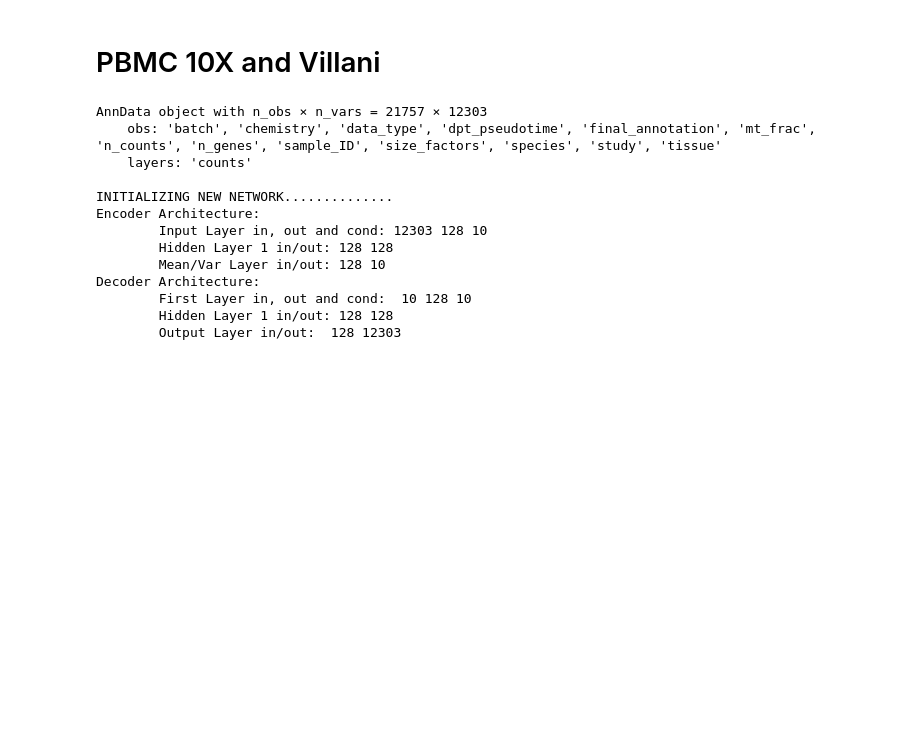
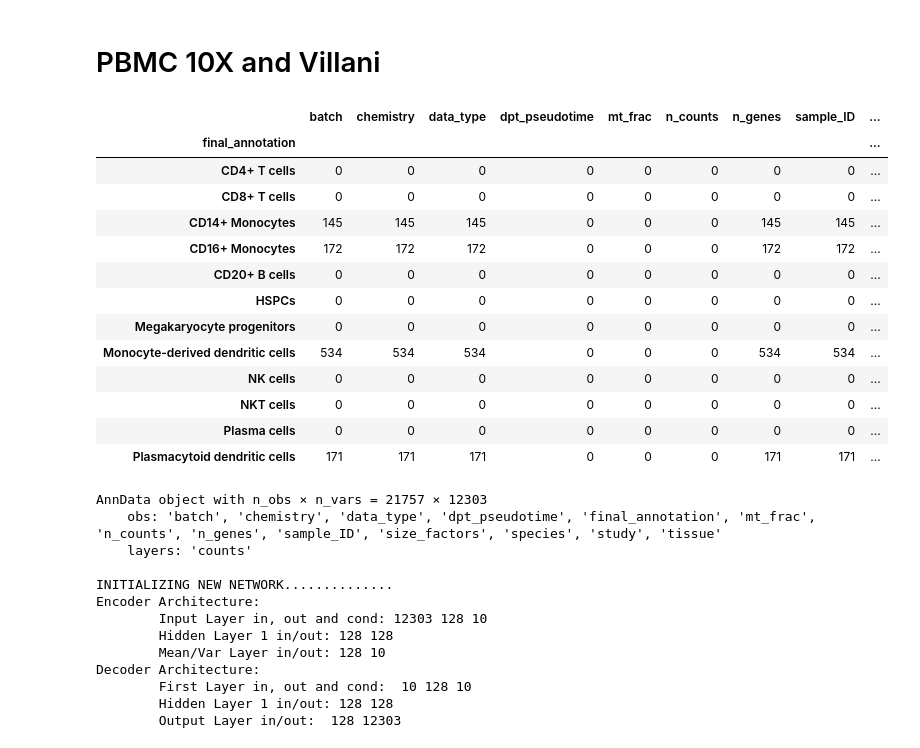
Before and after one commit to theislab/archmap_data, a Jupyter notebook: scarches-api/uncert/testing/uncert_mahal.ipynb, the cells around one changed output. Cells and saved outputs as stored; diff of their text form; code cells hidden in the pictures; blank space fills up the shorter version.

```diff
--- a/scarches-api/uncert/testing/uncert_mahal.ipynb
+++ b/scarches-api/uncert/testing/uncert_mahal.ipynb
@@ -228,6 +278,23 @@ cell_type_key = 'final_annotation'
 source_adata = sc.read("source/source__pbmc_10x_villani.h5ad")
 target_adata = sc.read("target/target__pbmc_10x_villani.h5ad")
 surgery_path = "surgery_model/surgery_model_pbmc_10x_villani"
+# %%
+target_adata.obs[target_adata.obs["batch"] == "Villani"].groupby("final_annotation").count()
+# %% [output]
+|  | batch | chemistry | data_type | dpt_pseudotime | mt_frac | n_counts | n_genes | sample_ID | ... |
+| final_annotation |  |  |  |  |  |  |  |  | ... |
+| CD4+ T cells | 0 | 0 | 0 | 0 | 0 | 0 | 0 | 0 | ... |
+| CD8+ T cells | 0 | 0 | 0 | 0 | 0 | 0 | 0 | 0 | ... |
+| CD14+ Monocytes | 145 | 145 | 145 | 0 | 0 | 0 | 145 | 145 | ... |
+| CD16+ Monocytes | 172 | 172 | 172 | 0 | 0 | 0 | 172 | 172 | ... |
+| CD20+ B cells | 0 | 0 | 0 | 0 | 0 | 0 | 0 | 0 | ... |
+| HSPCs | 0 | 0 | 0 | 0 | 0 | 0 | 0 | 0 | ... |
+| Megakaryocyte progenitors | 0 | 0 | 0 | 0 | 0 | 0 | 0 | 0 | ... |
+| Monocyte-derived dendritic cells | 534 | 534 | 534 | 0 | 0 | 0 | 534 | 534 | ... |
+| NK cells | 0 | 0 | 0 | 0 | 0 | 0 | 0 | 0 | ... |
+| NKT cells | 0 | 0 | 0 | 0 | 0 | 0 | 0 | 0 | ... |
+| Plasma cells | 0 | 0 | 0 | 0 | 0 | 0 | 0 | 0 | ... |
+| Plasmacytoid dendritic cells | 171 | 171 | 171 | 0 | 0 | 0 | 171 | 171 | ... |
 # %%
 model = sca.models.TRVAE.load(surgery_path, source_adata)
 # %% [output]
```
Also changed, not shown: parts of 14 cells of this notebook, 1 other file.
